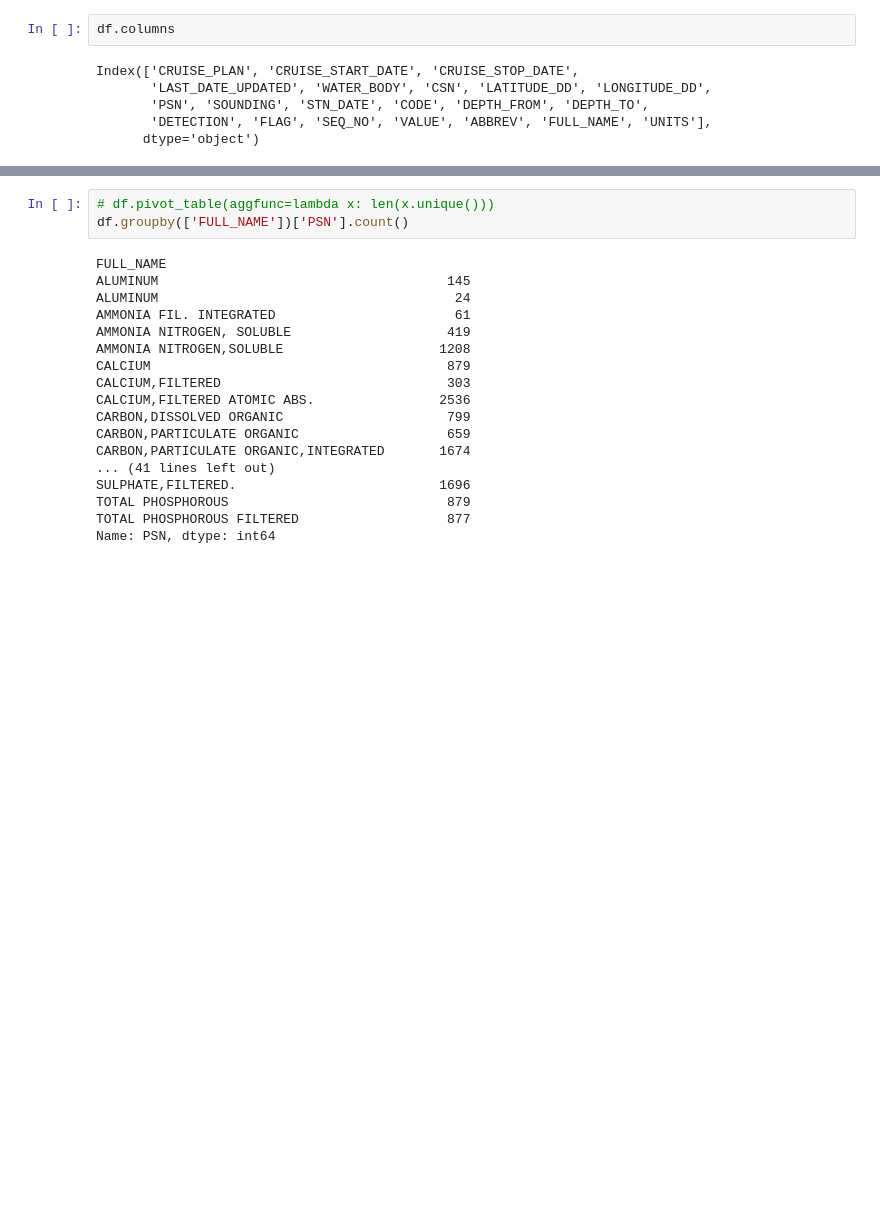
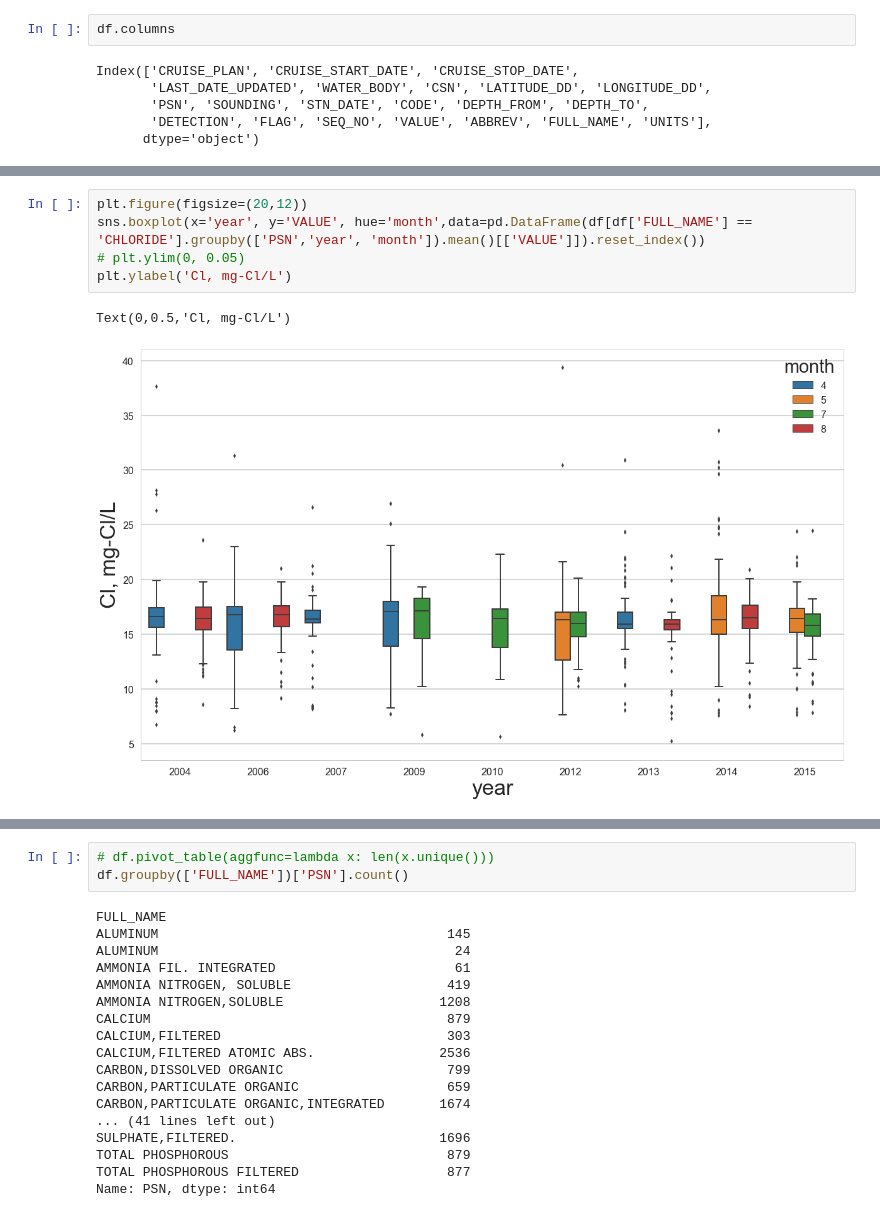
Before and after one commit to pycckuu/Great-Lakes-Data, a Jupyter notebook: post_proc_scripts/ECCC/ECCC_WQ.ipynb, the cells around one changed output, grey strips where cells are left out. Cells and saved outputs as stored; diff of their text form; blank space fills up the shorter version.

```diff
--- a/post_proc_scripts/ECCC/ECCC_WQ.ipynb
+++ b/post_proc_scripts/ECCC/ECCC_WQ.ipynb
@@ -54,0 +215,8 @@ Name: DEPTH_TO, dtype: int64
+# %%
+plt.figure(figsize=(20,12))
+sns.boxplot(x='year', y='VALUE', hue='month',data=pd.DataFrame(df[df['FULL_NAME'] == 'CHLORIDE'].groupby(['PSN','year', 'month']).mean()[['VALUE']]).reset_index())
+# plt.ylim(0, 0.05)
+plt.ylabel('Cl, mg-Cl/L')
+# %% [output]
+Text(0,0.5,'Cl, mg-Cl/L')
+[figure, added]
```
Also changed, not shown: parts of 28 cells of this notebook, 51 other files.
